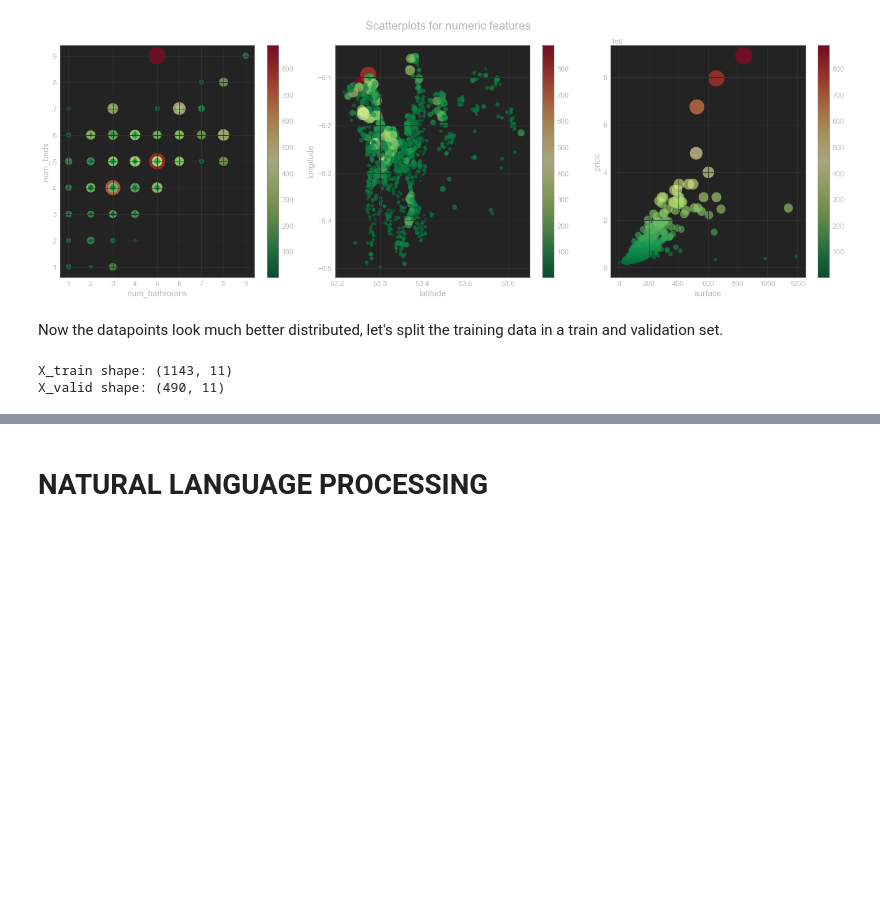
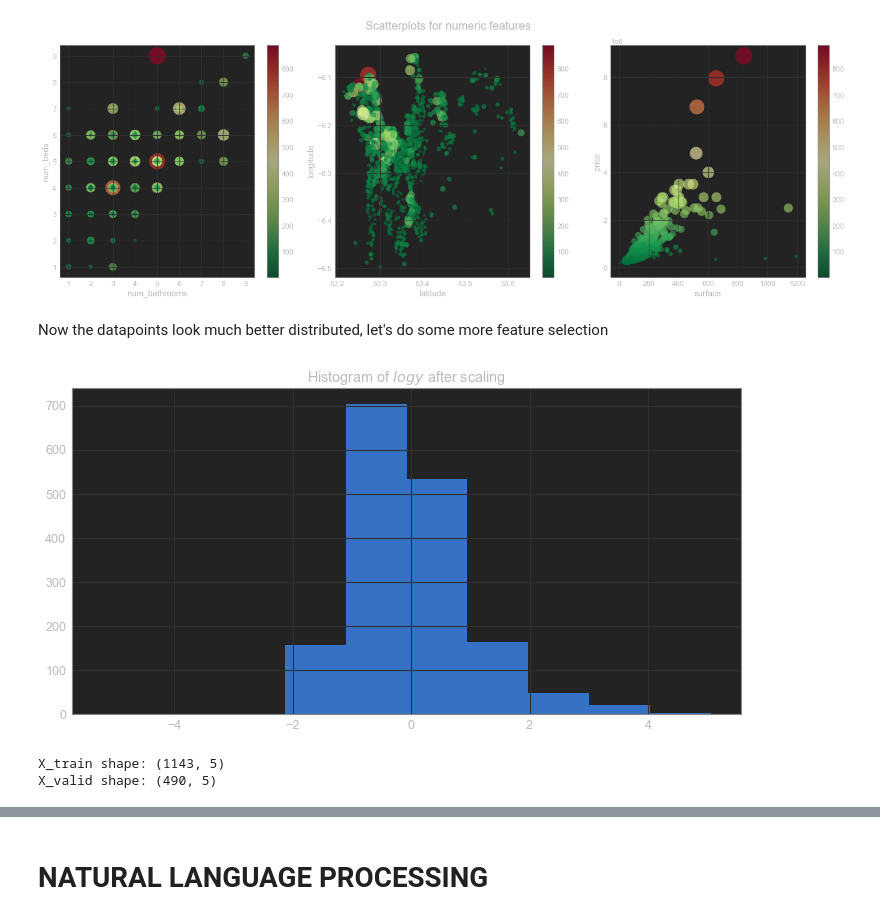
Before and after one commit to ET5003-Group1/ET5003, a Jupyter notebook: Week-5/ET5003_KaggleCompetition.ipynb, the cells around one changed output, grey strips where cells are left out. Saved outputs shown, nothing was run; the diff lists cells and outputs as text; code cells hidden in the pictures; blank space fills up the shorter version.

```diff
--- a/Week-5/ET5003_KaggleCompetition.ipynb
+++ b/Week-5/ET5003_KaggleCompetition.ipynb
@@ -214,4 +226,16 @@ plot_numeric_feats(cleaned_train_set)
 # %% [output]
 [figure]
 # %% [markdown]
-Now the datapoints look much better distributed, let's split the training data in a train and validation set.
+Now the datapoints look much better distributed, let's do some more feature selection
+# %%
+X, y = cleaned_train_set.drop(columns="price"), cleaned_train_set["price"]
+
+y_scaler = StandardScaler()
+y_scaled = y_scaler.fit_transform(np.log(y.values.reshape(-1, 1)))
+
+plt.figure(figsize=(12, 6))
+plt.title("Histogram of $log{y}$ after scaling")
+plt.hist(y_scaled)
+plt.show()
+# %% [output]
+[figure, added]
@@ -218,11 +247,10 @@ Now the datapoints look much better distributed, let's split the training data i
 # %%
-X, y = cleaned_train_set.drop(columns="price"), cleaned_train_set["price"]
 X_train, X_valid, y_train, y_valid = train_test_split(
-    X, y, test_size=0.3, random_state=random_state
+    X_num_scaled, y_scaled, test_size=0.3, random_state=random_state
 )
 
 print("X_train shape:", X_train.shape)
 print("X_valid shape:", X_valid.shape)
 # %% [output]
-X_train shape: (1143, 11)
-X_valid shape: (490, 11)
+X_train shape: (1143, 5)
+X_valid shape: (490, 5)
```
Also changed, not shown: parts of 15 cells of this notebook.
